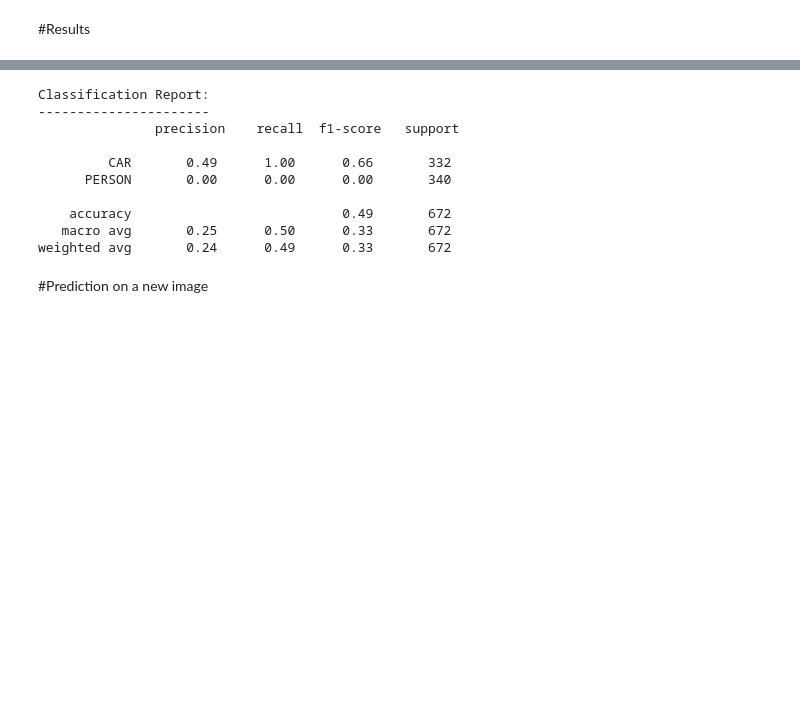
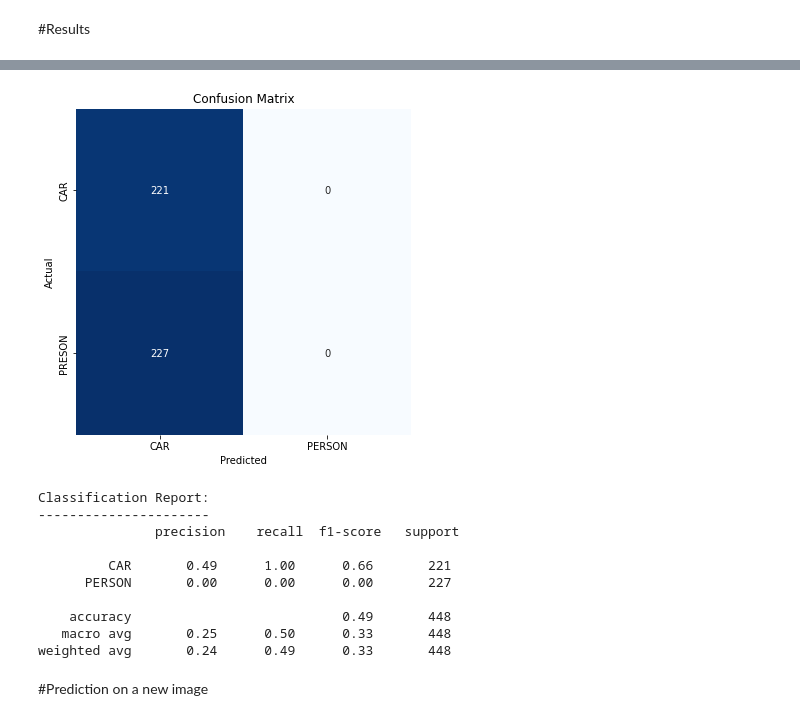
Before and after one commit to ShikhaVishwakarma/EagleView-DL-ML-Assignment-for-Data-Scientist, a Jupyter notebook: ImageClassification.ipynb, the cells around one changed output, grey strips where cells are left out. Drawn from its saved outputs; the diff is of its cells as text; code cells hidden in the pictures; blank space fills up the shorter version.

```diff
--- a/ImageClassification.ipynb
+++ b/ImageClassification.ipynb
@@ -54,7 +54,7 @@ image_df
 | 2238 | /content/gdrive/MyDrive/CarPerson... | Car |
 2239 rows × 2 columns
 # %%
-train_df, test_df = train_test_split(image_df, train_size=0.7, shuffle=True, random_state=1)
+train_df, test_df = train_test_split(image_df, train_size=0.8, shuffle=True, random_state=1)
 # %% [markdown]
 #Load image data
 # %%
@@ -179,30 +181,31 @@ Test Accuracy: 49.26%
 # %%
 predictions = (model.predict(test_images) >= 0.5).astype(np.int)
 
-#cm = confusion_matrix(test_images.labels, predictions, labels=[0, 1])
+cm = confusion_matrix(test_images.labels, predictions, labels=[0, 1])
 clr = classification_report(test_images.labels, predictions, labels=[0, 1], target_names=["CAR", "PERSON"])
 
-#plt.figure(figsize=(6, 6))
-#sns.heatmap(cm, annot=True, fmt='g', vmin=0, cmap='Blues', cbar=False)
-#plt.xticks(ticks=[0.5, 1.5], labels=["CAR", "PERSON"])
-#plt.yticks(ticks=[0.5, 1.5], labels=["CAR", "PRESON"])
-#plt.xlabel("Predicted")
-#plt.ylabel("Actual")
-#plt.title("Confusion Matrix")
-#plt.show()
+plt.figure(figsize=(6, 6))
+sns.heatmap(cm, annot=True, fmt='g', vmin=0, cmap='Blues', cbar=False)
+plt.xticks(ticks=[0.5, 1.5], labels=["CAR", "PERSON"])
+plt.yticks(ticks=[0.5, 1.5], labels=["CAR", "PRESON"])
+plt.xlabel("Predicted")
+plt.ylabel("Actual")
+plt.title("Confusion Matrix")
+plt.show()
 
 print("Classification Report:\n----------------------\n", clr)
 # %% [output]
+[figure, added]
 Classification Report:
 ----------------------
                precision    recall  f1-score   support
 
-         CAR       0.49      1.00      0.66       332
-      PERSON       0.00      0.00      0.00       340
+         CAR       0.49      1.00      0.66       221
+      PERSON       0.00      0.00      0.00       227
 
-    accuracy                           0.49       672
-   macro avg       0.25      0.50      0.33       672
-weighted avg       0.24      0.49      0.33       672
+    accuracy                           0.49       448
+   macro avg       0.25      0.50      0.33       448
+weighted avg       0.24      0.49      0.33       448
 # %% [markdown]
 #Prediction on a new image
 # %%
```
Also changed, not shown: parts of 3 cells of this notebook.
